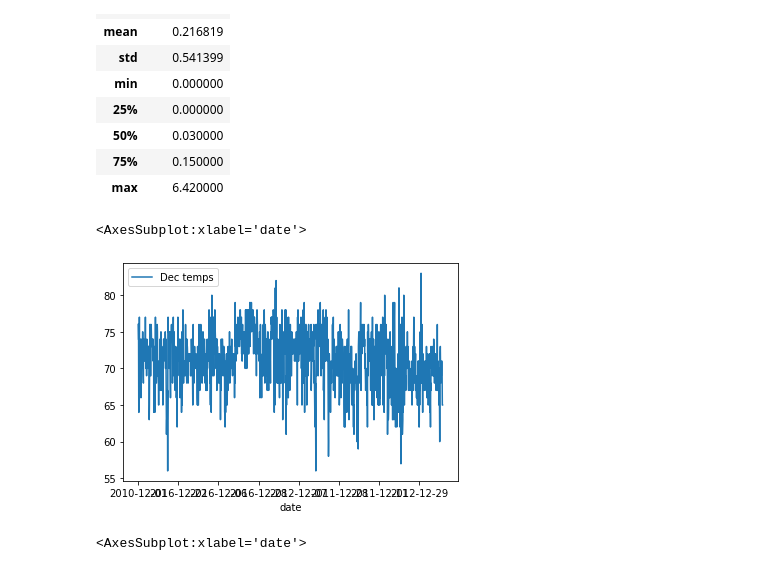
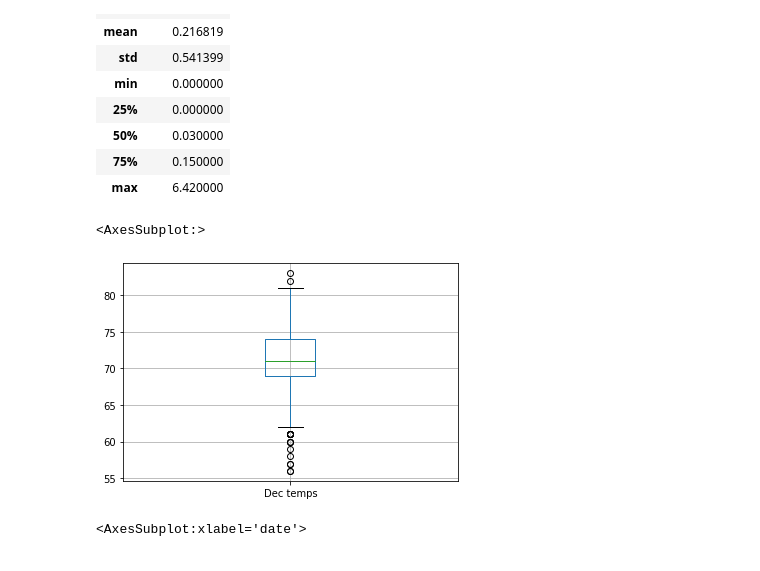
Before and after one commit to Danieleloprieno/surfs_up, a Jupyter notebook: SurfsUp_Challenge.ipynb, the cells around one changed output. Saved outputs shown, nothing was run; the diff lists cells and outputs as text; code cells hidden in the pictures.

```diff
--- a/SurfsUp_Challenge.ipynb
+++ b/SurfsUp_Challenge.ipynb
@@ -126,10 +126,10 @@ dec_rain_df.describe()
 | max | 6.420000 |
 # %%
 #plot for dec part 1
-dec_df.plot()
+dec_df.boxplot()
 # %% [output]
-<AxesSubplot:xlabel='date'>
+<AxesSubplot:>
-[figure, old version]
+[figure, new version]
 # %%
 dec_rain_df.plot()
 # %% [output]
```
Also changed, not shown: parts of 1 cell of this notebook, 5 other files.
